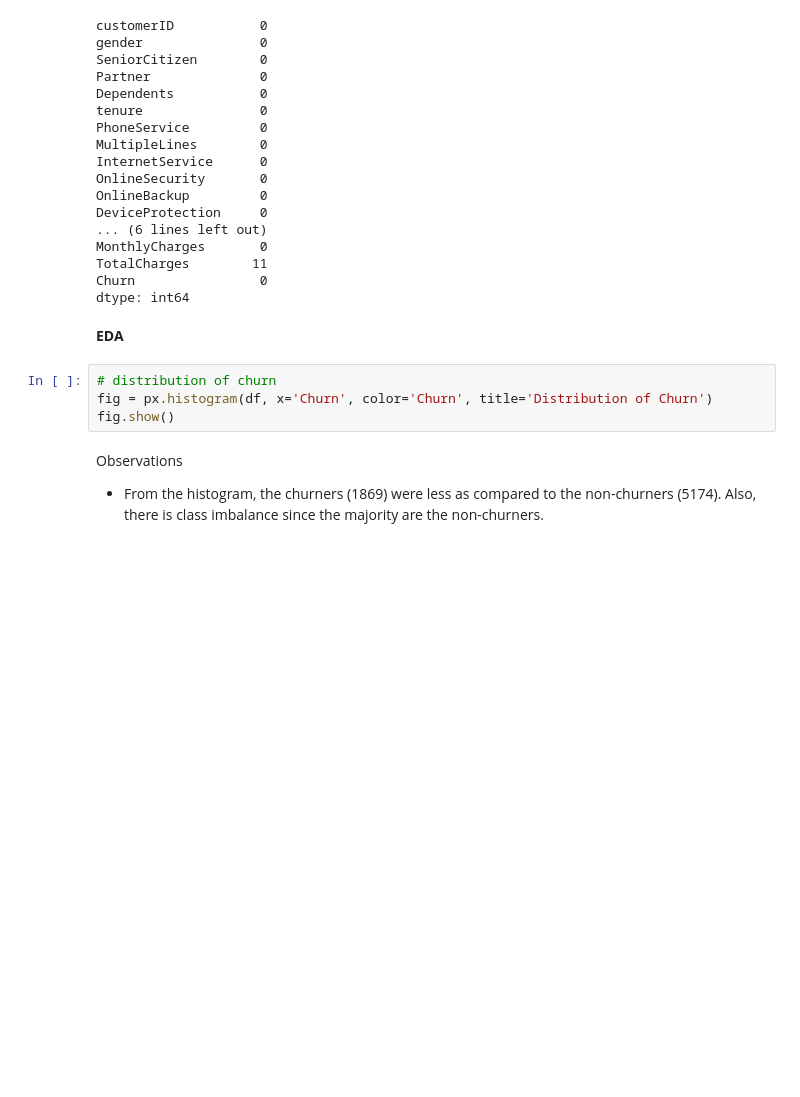
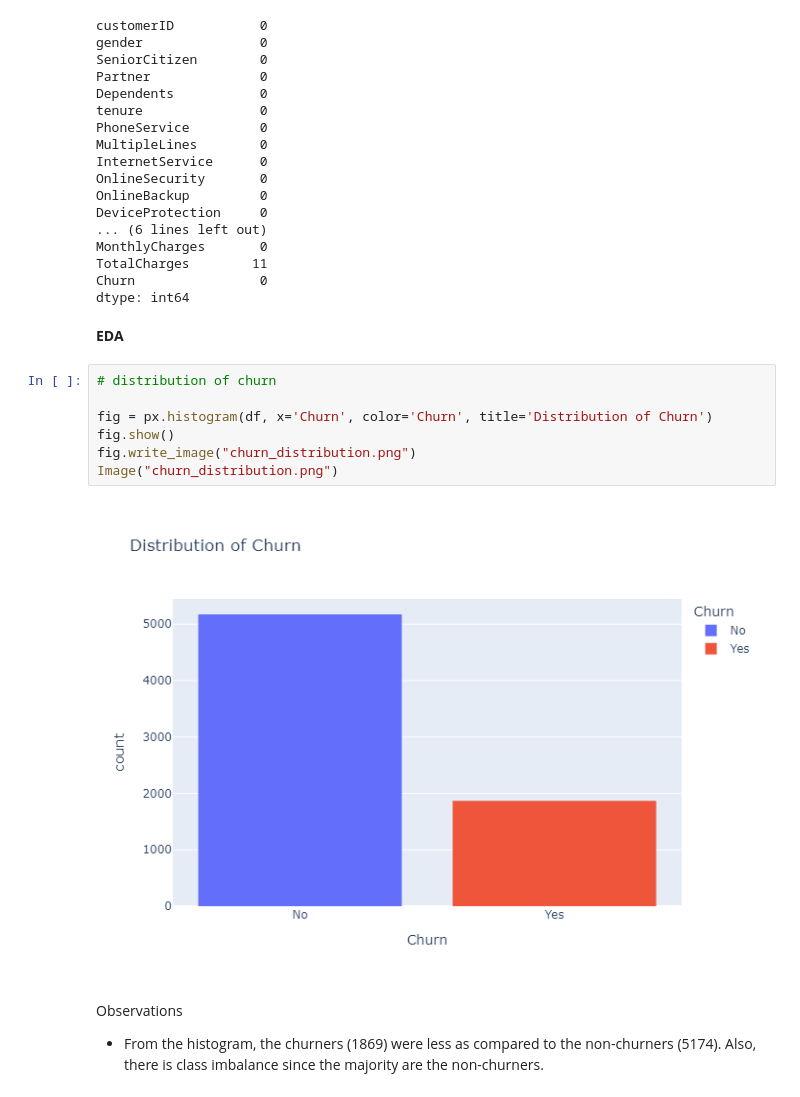
Before and after one commit to ChristabelAtieno/customer-churn-prediction, a Jupyter notebook: notebook/customer_churn_project.ipynb, the cells around one changed output. Saved outputs shown, nothing was run; the diff lists cells and outputs as text; blank space fills up the shorter version.

```diff
--- a/notebook/customer_churn_project.ipynb
+++ b/notebook/customer_churn_project.ipynb
@@ -116,8 +117,13 @@ dtype: int64
 **EDA**
 # %%
 # distribution of churn
+
 fig = px.histogram(df, x='Churn', color='Churn', title='Distribution of Churn')
 fig.show()
+fig.write_image("churn_distribution.png")
+Image("churn_distribution.png")
+# %% [output]
+[figure, added]
 # %% [markdown]
 Observations
 
```
Also changed, not shown: parts of 8 cells of this notebook, 5 other files.
